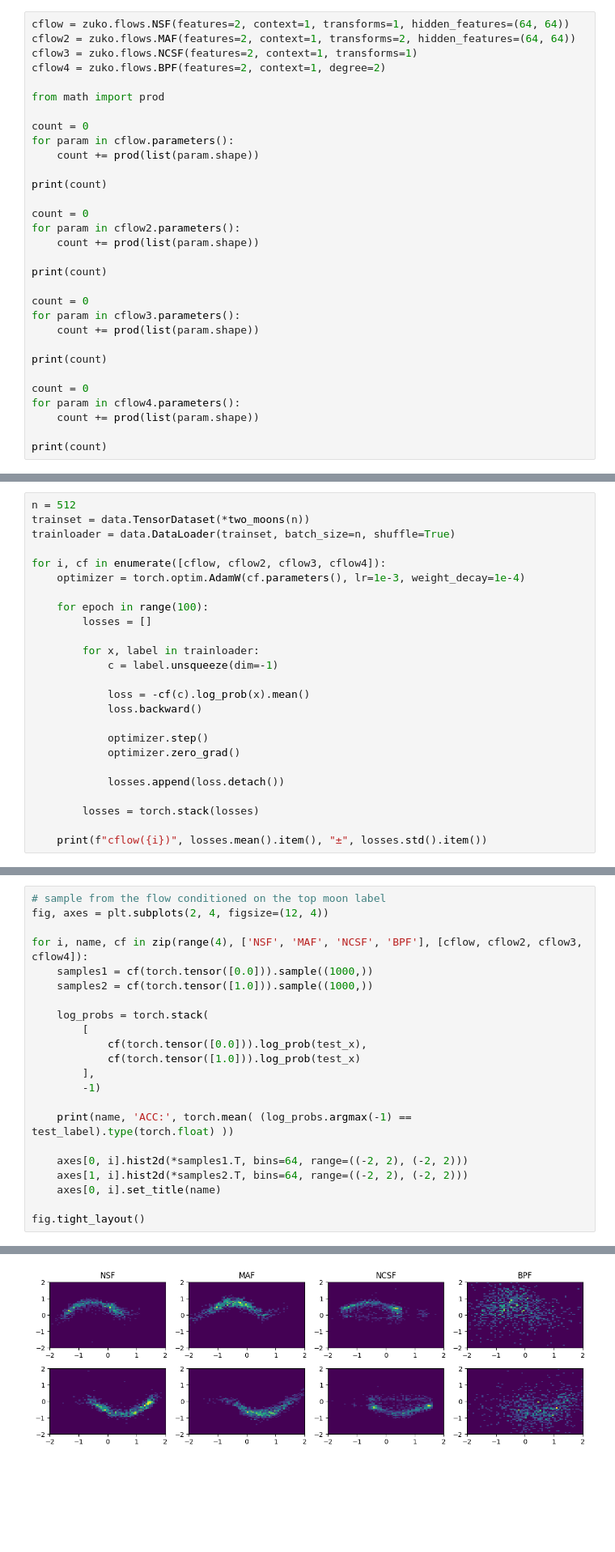
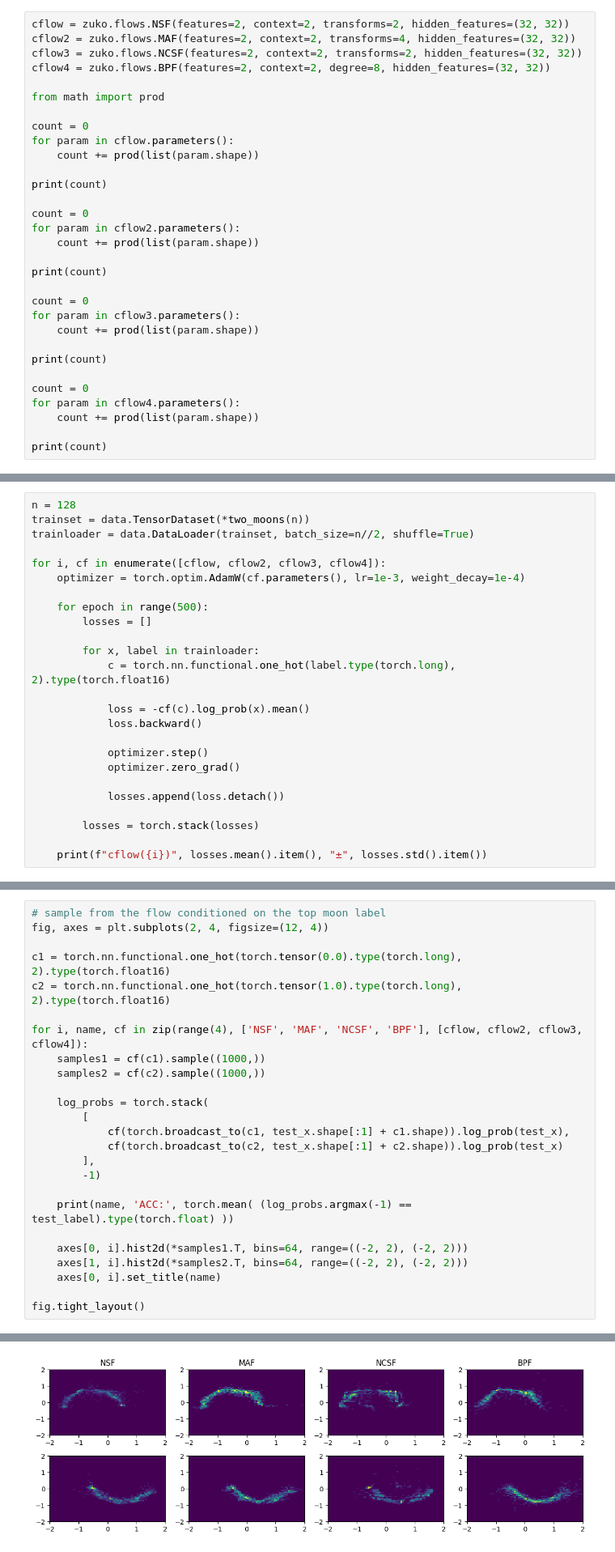
Before and after one commit to dimarkov/nfmix, a Jupyter notebook: examples/testing_nfmixes_zuko.ipynb, the cells around one changed output, grey strips where cells are left out. Shown at 81% size. Saved outputs shown, nothing was run; the diff lists cells and outputs as text; blank space fills up the shorter version.

```diff
--- a/examples/testing_nfmixes_zuko.ipynb
+++ b/examples/testing_nfmixes_zuko.ipynb
@@ -296,10 +296,10 @@ print(count)
 
 We use a conditional NSF as density estimator $q_\phi(x | c)$, where $c$ is the label indicating either the top or bottom moon of the Two Moons distribution.
 # %%
-cflow = zuko.flows.NSF(features=2, context=1, transforms=1, hidden_features=(64, 64))
-cflow2 = zuko.flows.MAF(features=2, context=1, transforms=2, hidden_features=(64, 64))
-cflow3 = zuko.flows.NCSF(features=2, context=1, transforms=1)
-cflow4 = zuko.flows.BPF(features=2, context=1, degree=2)
+cflow = zuko.flows.NSF(features=2, context=2, transforms=2, hidden_features=(32, 32))
+cflow2 = zuko.flows.MAF(features=2, context=2, transforms=4, hidden_features=(32, 32))
+cflow3 = zuko.flows.NCSF(features=2, context=2, transforms=2, hidden_features=(32, 32))
+cflow4 = zuko.flows.BPF(features=2, context=2, degree=8, hidden_features=(32, 32))
 
 from math import prod
 
@@ -334,16 +334,16 @@ print(count)
 # %%
-n = 512
+n = 128
 trainset = data.TensorDataset(*two_moons(n))
-trainloader = data.DataLoader(trainset, batch_size=n, shuffle=True)
+trainloader = data.DataLoader(trainset, batch_size=n//2, shuffle=True)
 
 for i, cf in enumerate([cflow, cflow2, cflow3, cflow4]):
     optimizer = torch.optim.AdamW(cf.parameters(), lr=1e-3, weight_decay=1e-4)
 
-    for epoch in range(100):
+    for epoch in range(500):
         losses = []
 
         for x, label in trainloader:
-            c = label.unsqueeze(dim=-1)
+            c = torch.nn.functional.one_hot(label.type(torch.long), 2).type(torch.float16)
 
             loss = -cf(c).log_prob(x).mean()
             loss.backward()
@@ -365,14 +365,17 @@ cflow(3) 1.590122103691101 ± nan
 # sample from the flow conditioned on the top moon label
 fig, axes = plt.subplots(2, 4, figsize=(12, 4))
 
+c1 = torch.nn.functional.one_hot(torch.tensor(0.0).type(torch.long), 2).type(torch.float16)
+c2 = torch.nn.functional.one_hot(torch.tensor(1.0).type(torch.long), 2).type(torch.float16)
+
 for i, name, cf in zip(range(4), ['NSF', 'MAF', 'NCSF', 'BPF'], [cflow, cflow2, cflow3, cflow4]):
-    samples1 = cf(torch.tensor([0.0])).sample((1000,))
-    samples2 = cf(torch.tensor([1.0])).sample((1000,))
+    samples1 = cf(c1).sample((1000,))
+    samples2 = cf(c2).sample((1000,))
 
     log_probs = torch.stack(
         [
-            cf(torch.tensor([0.0])).log_prob(test_x),
-            cf(torch.tensor([1.0])).log_prob(test_x)
+            cf(torch.broadcast_to(c1, test_x.shape[:1] + c1.shape)).log_prob(test_x),
+            cf(torch.broadcast_to(c2, test_x.shape[:1] + c2.shape)).log_prob(test_x)
         ],
         -1)
 
@@ -391,4 +394,4 @@ BPF ACC: tensor(0.9210)
-[figure, old version]
+[figure, new version]
 # %% [markdown]
 ## Mixture of normalizing flows
 
```
Also changed, not shown: parts of 15 cells of this notebook.
